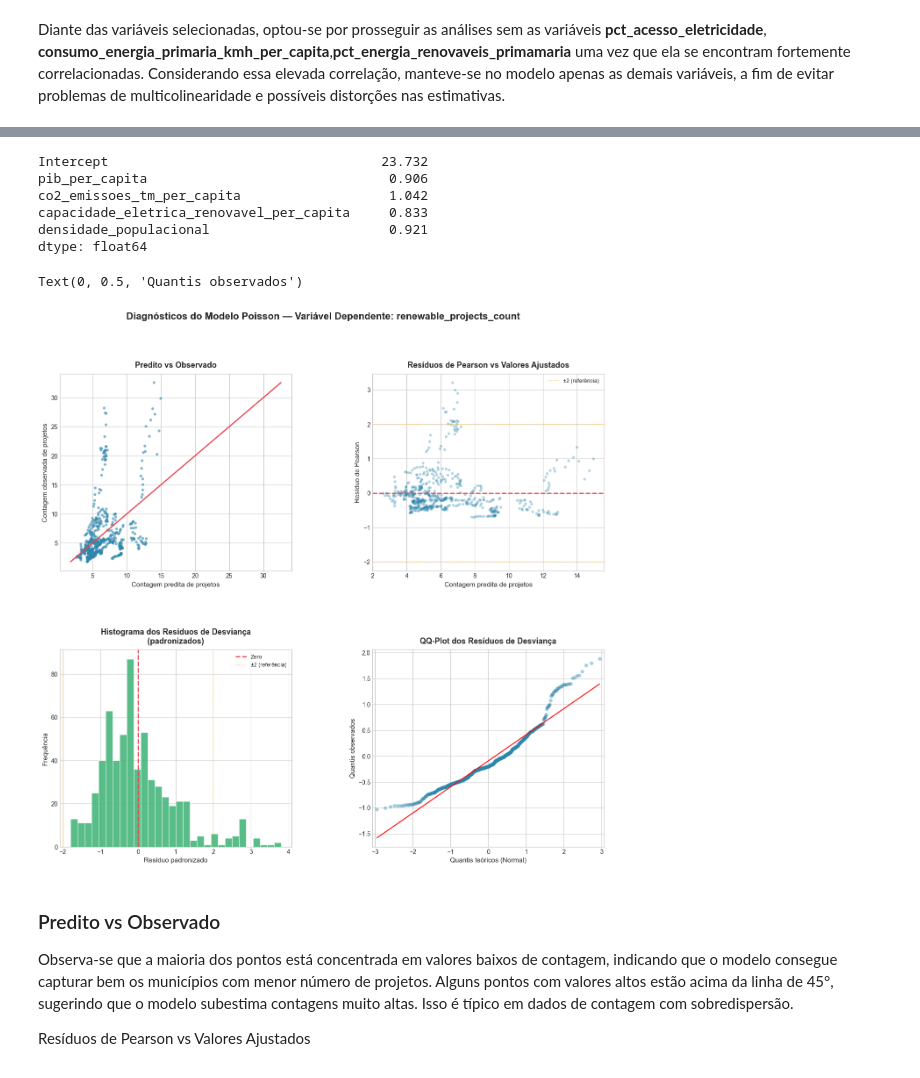
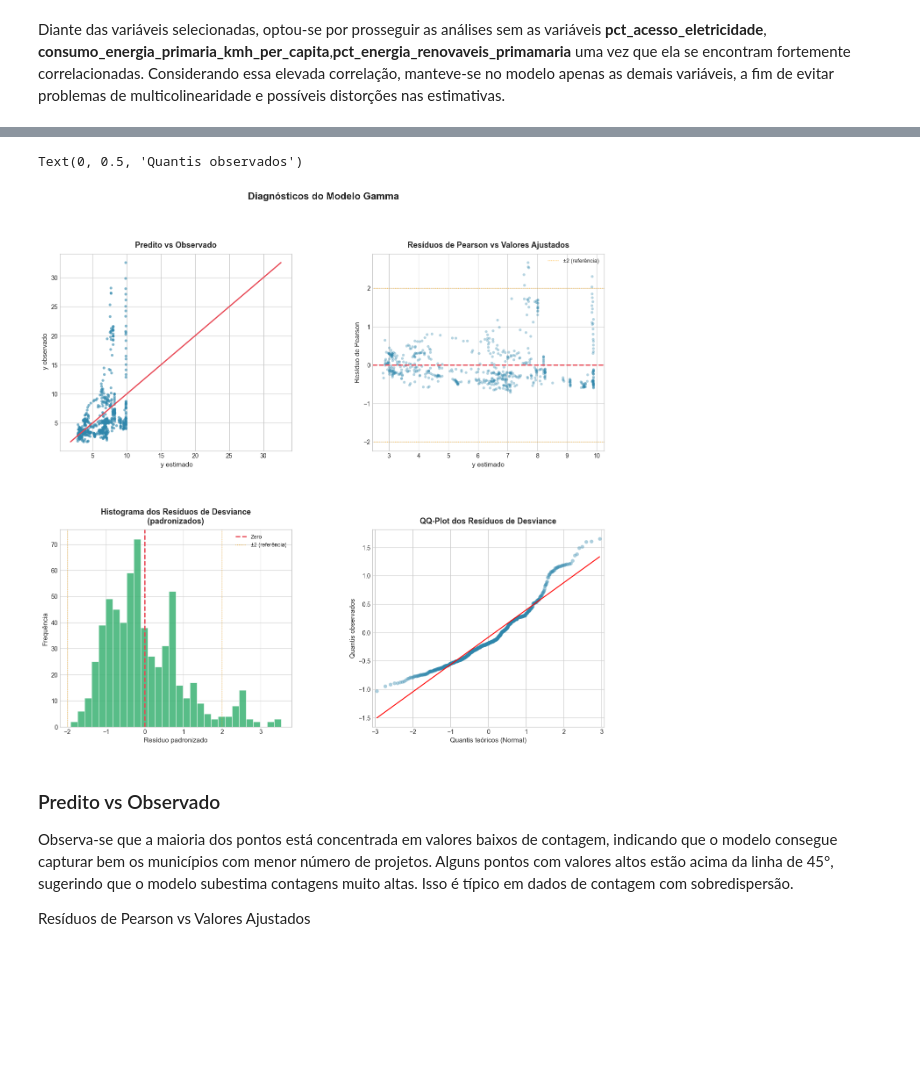
Before and after one commit to Fabiano01EST/generalized-linear-models-python, a Jupyter notebook: GLM.ipynb, the cells around one changed output, grey strips where cells are left out. Saved outputs shown, nothing was run; the diff lists cells and outputs as text; code cells hidden in the pictures; blank space fills up the shorter version.

```diff
--- a/GLM.ipynb
+++ b/GLM.ipynb
@@ -183,2 +202,25 @@ plt.show()
 # %% [markdown]
 Diante das variáveis selecionadas, optou-se por prosseguir as análises sem as variáveis **pct_acesso_eletricidade**, **consumo_energia_primaria_kmh_per_capita**,**pct_energia_renovaveis_primamaria** uma vez que ela se encontram fortemente correlacionadas. Considerando essa elevada correlação, manteve-se no modelo apenas as demais variáveis, a fim de evitar problemas de multicolinearidade e possíveis distorções nas estimativas.
+# %%
+import statsmodels.api as sm
+from statsmodels.stats.outliers_influence import variance_inflation_factor
+
+colunas_x = [
+    "pib_per_capita",
+    "consumo_energia_primaria_kwh_per_capita",
+    "pct_energia_renovaveis_primaria",
+    "co2_emissoes_tm_per_capita",
+    "pct_acesso_eletricidade",
+    "capacidade_eletrica_renovavel_per_capita",
+    "densidade_populacional"
+]
+
+X = df_energy_limpo[colunas_x]
+X = sm.add_constant(X)
+
+vif_df = pd.DataFrame()
+vif_df["Variável"] = X.columns
+vif_df["VIF"] = [variance_inflation_factor(X.values, i)
+                 for i in range(X.shape[1])]
+
+print(vif_df.sort_values("VIF", ascending=False))
@@ -191,9 +243,10 @@ from sklearn.preprocessing import StandardScaler
 modelo = smf.glm(
     formula="""
     intensidade_energia_mj_por_pib_ppp ~
-    pib_per_capita +
-    co2_emissoes_tm_per_capita +
-    capacidade_eletrica_renovavel_per_capita +
+    pct_energia_renovaveis_primaria+
+    co2_emissoes_tm_per_capita+
+    pct_acesso_eletricidade+
+    capacidade_eletrica_renovavel_per_capita+
     densidade_populacional
     """,
     data=df_energy_filtrado,
@@ -274,12 +281,3 @@ exp(modelo.conf_int(alpha=0.05)).round(3)
-# %%
-np.exp(modelo.params). round(3)
-# %% [output]
-Intercept                                   23.732
-pib_per_capita                               0.906
-co2_emissoes_tm_per_capita                   1.042
-capacidade_eletrica_renovavel_per_capita     0.833
-densidade_populacional                       0.921
-dtype: float64
 # %%
 import statsmodels.api as sm
 import statsmodels.formula.api as smf
@@ -313,7 +311,7 @@ plt.style.use("seaborn-v0_8-whitegrid")
 
 fig = plt.figure(figsize=(16, 14))
 fig.suptitle(
-    "Diagnósticos do Modelo Poisson — Variável Dependente: renewable_projects_count",
+    "Diagnósticos do Modelo Gamma",
     fontsize=16, fontweight="bold", y=0.98
 )
 
@@ -336,8 +334,8 @@ ax1.scatter(
 )
 ax1.plot([y.min(), y.max()], [y.min(), y.max()], color=cores["linha"], linewidth=2)
 ax1.set_title("Predito vs Observado", fontsize=13, fontweight="bold", pad=10)
-ax1.set_xlabel("Contagem predita de projetos", fontsize=11)
-ax1.set_ylabel("Contagem observada de projetos", fontsize=11)
+ax1.set_xlabel(" y estimado", fontsize=11)
+ax1.set_ylabel(" y observado", fontsize=11)
 
 # ============================================================
 # GRÁFICO 2 — RESÍDUOS DE PEARSON vs VALORES AJUSTADOS
@@ -352,7 +350,7 @@ ax2.axhline(2,  color="orange", linewidth=1, linestyle=":", label="±2 (referên
 ax2.axhline(-2, color="orange", linewidth=1, linestyle=":")
 
 ax2.set_title("Resíduos de Pearson vs Valores Ajustados", fontsize=13, fontweight="bold", pad=10)
-ax2.set_xlabel("Contagem predita de projetos", fontsize=11)
+ax2.set_xlabel("y estimado", fontsize=11)
 ax2.set_ylabel("Resíduo de Pearson", fontsize=11)
 ax2.legend(fontsize=9)
 
@@ -361,36 +359,36 @@ ax2.legend(fontsize=9)
 # ============================================================
 ax3 = fig.add_subplot(gs[1, 0])
 ax3.hist(
     resid_deviance_std,
     bins=30,
     color=cores["barra"],
     edgecolor="white",
     linewidth=0.5,
     alpha=0.85
 )
 ax3.axvline(0, color=cores["linha"], linewidth=2, linestyle="--", label="Zero")
 ax3.axvline(-2, color="orange", linewidth=1, linestyle=":", label="±2 (referência)")
 ax3.axvline(2,  color="orange", linewidth=1, linestyle=":")
 
-ax3.set_title("Histograma dos Resíduos de Desviança\n(padronizados)", fontsize=13, fontweight="bold", pad=10)
+ax3.set_title("Histograma dos Resíduos de Desviance\n(padronizados)", fontsize=13, fontweight="bold", pad=10)
 ax3.set_xlabel("Resíduo padronizado", fontsize=11)
 ax3.set_ylabel("Frequência", fontsize=11)
 ax3.legend(fontsize=9)
 
 # ============================================================
 # GRÁFICO 4 — QQ-PLOT DOS RESÍDUOS DE DESVÂNCIA
 # ============================================================
 ax4 = fig.add_subplot(gs[1, 1])
 from statsmodels import graphics
 graphics.gofplots.qqplot(resid_deviance, line="r", ax=ax4, alpha=0.4,
                          markerfacecolor=cores["pontos"],
                          markeredgecolor="none")
-ax4.set_title("QQ-Plot dos Resíduos de Desviança", fontsize=13, fontweight="bold", pad=10)
+ax4.set_title("QQ-Plot dos Resíduos de Desviance", fontsize=13, fontweight="bold", pad=10)
 ax4.set_xlabel("Quantis teóricos (Normal)", fontsize=11)
 ax4.set_ylabel("Quantis observados", fontsize=11)
 # %% [output]
 Text(0, 0.5, 'Quantis observados')
-[figure, old version]
+[figure, new version]
 # %% [markdown]
 ### Predito vs Observado
 
```
Also changed, not shown: parts of 14 cells of this notebook.
